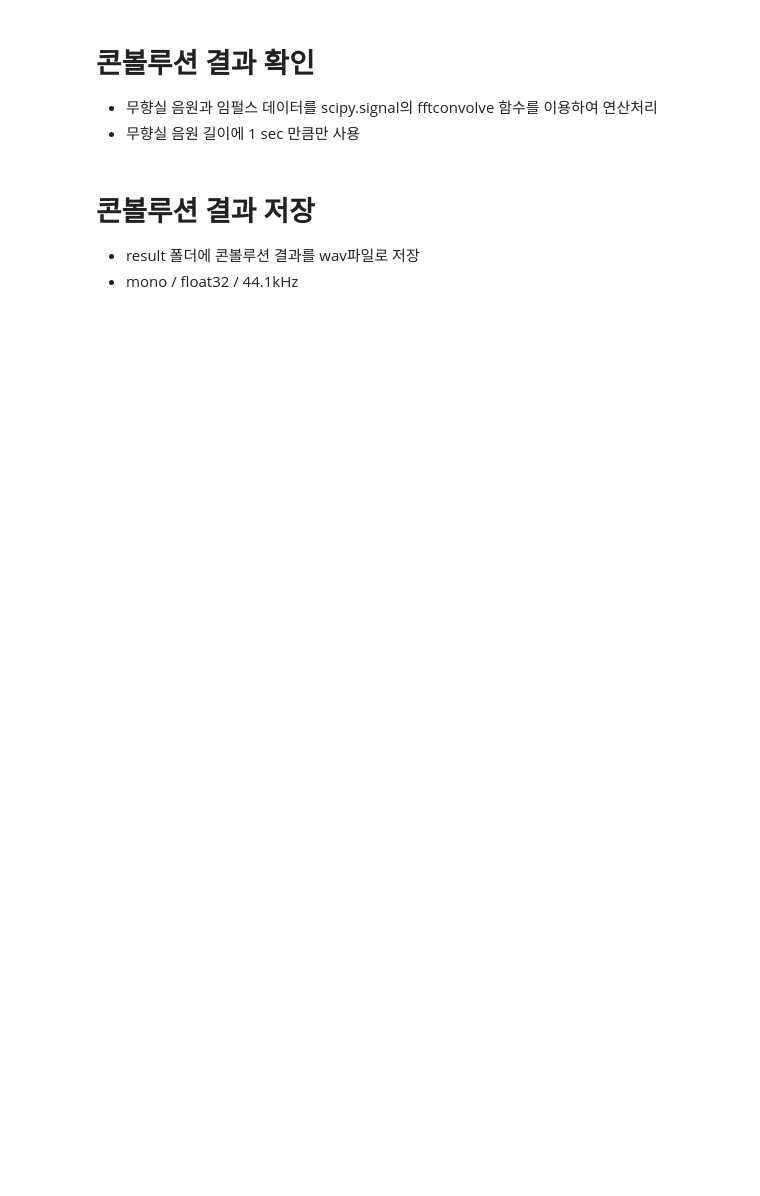
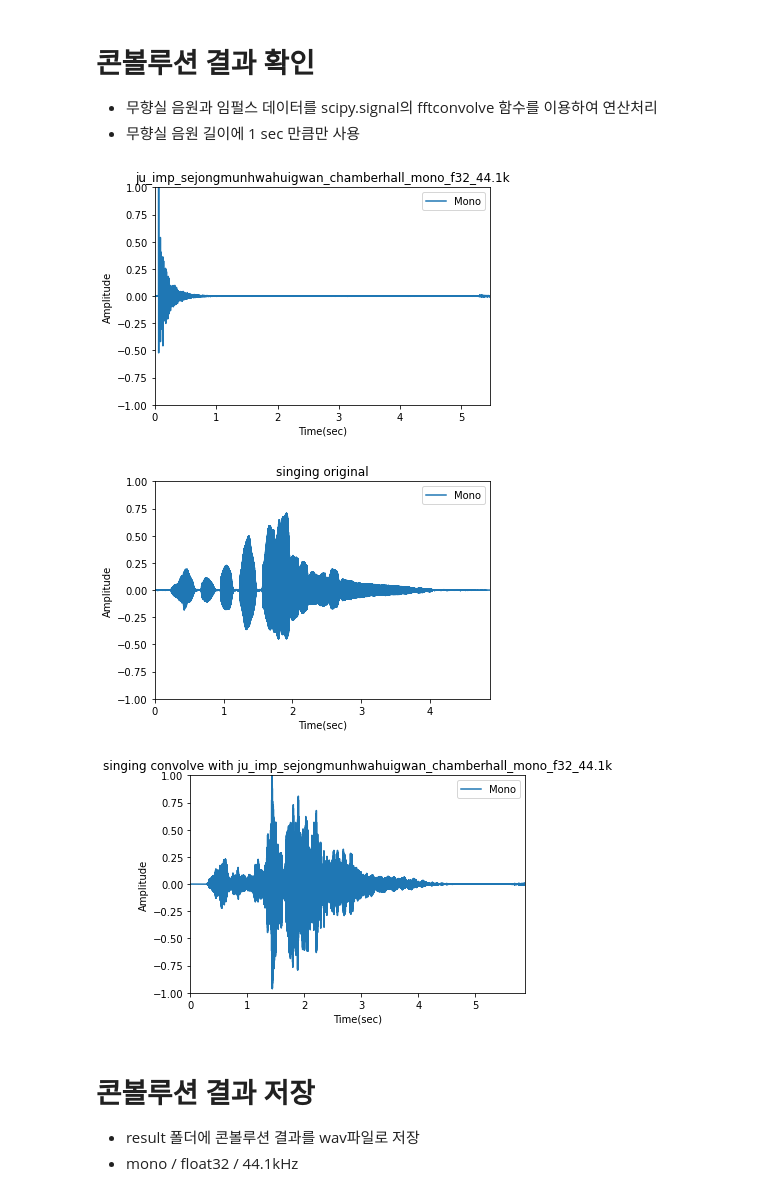
Before and after one commit to sunnyside74/pyOssAudioAnalyzer, a Jupyter notebook: ossTestConvolution.ipynb, the cells around one changed output. Saved outputs shown, nothing was run; the diff lists cells and outputs as text; code cells hidden in the pictures; blank space fills up the shorter version.

```diff
--- a/ossTestConvolution.ipynb
+++ b/ossTestConvolution.ipynb
@@ -69,16 +75,21 @@ print('* Load complete impulse data')
 # %%
 # FFT Convolution Function Test
 # Test Audio data with Impulse data
 
 data_convolve_temp = sig.fftconvolve( data_aud, data_imp )
+valMax = np.max(data_convolve_temp)
 # print(data_aud.shape[0], st_fmt_aud.fs, data_aud.shape[0]+st_fmt_aud.fs)
-data_convolve = data_convolve_temp[0:(data_aud.shape[0]+st_fmt_aud.fs)]     # audio data time + 1 sec (it's not full length of convolution)
+data_convolve = ( data_convolve_temp[0:(data_aud.shape[0]+st_fmt_aud.fs)] / valMax )    # audio data time + 1 sec (it's not full length of convolution)
 
 dbg.dPlotAudio(st_fmt_imp.fs, data_imp, imp_name_temp, "Mono", "Time(sec)", "Amplitude")
 dbg.dPlotAudio(st_fmt_aud.fs, data_aud, aud_name + ' original', "Mono", "Time(sec)", "Amplitude")
 dbg.dPlotAudio(st_fmt_aud.fs, data_convolve, aud_name + ' convolve with ' + imp_name_temp, "Mono", "Time(sec)", "Amplitude")
 
 # If you want save  result to wave file, do uncomment below line
+# %% [output]
+[figure, added]
+[figure, added]
+[figure, added]
 # %% [markdown]
 # 콘볼루션 결과 저장
  - result 폴더에 콘볼루션 결과를 wav파일로 저장
```
Also changed, not shown: parts of 3 cells of this notebook, 11 other files.
